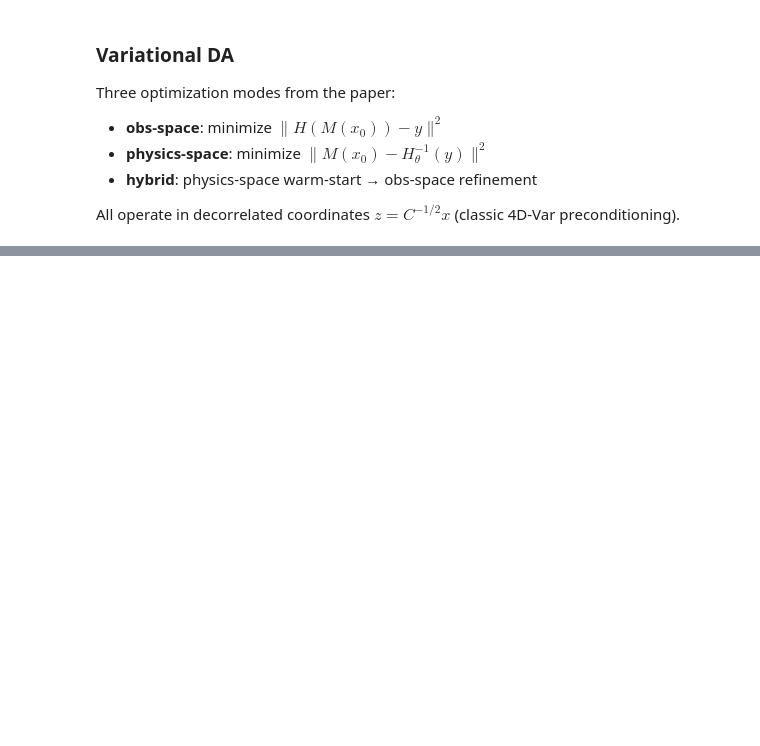
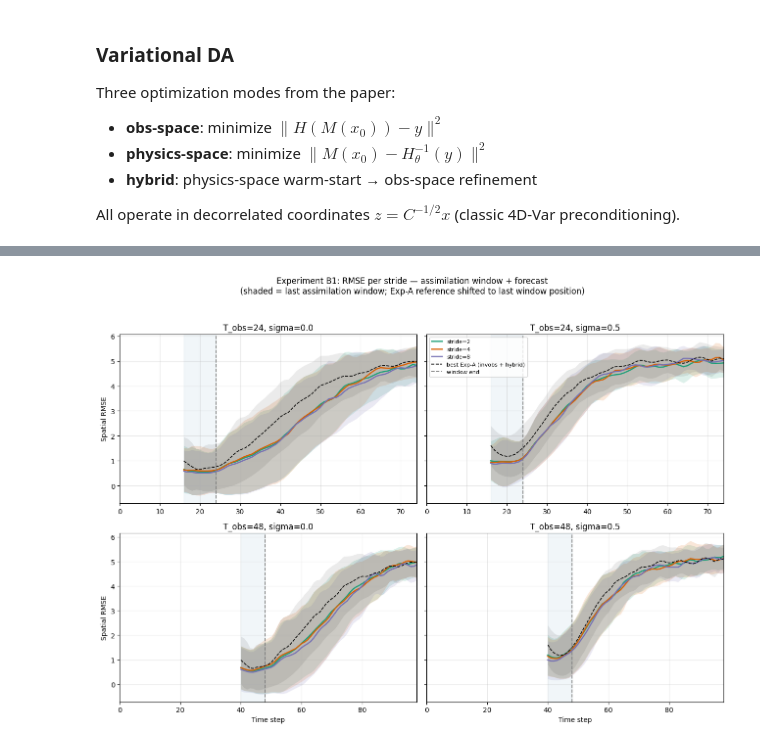
Before and after one commit to ericxu1070/invobs-data-assimilation, a Jupyter notebook: SlidingWindow_PyTorch.ipynb, the cells around one changed output, grey strips where cells are left out. Saved outputs shown, nothing was run; the diff lists cells and outputs as text; code cells hidden in the pictures; blank space fills up the shorter version.

```diff
--- a/SlidingWindow_PyTorch.ipynb
+++ b/SlidingWindow_PyTorch.ipynb
@@ -1213,0 +858,58 @@ plt.show()
+# %%
+# ---- Plot B1: RMSE per stride — absolute time axis, from t=0 -------------
+# Blue shading = last assimilation window [T_obs-WINDOW_T, T_obs].
+# Dashed bar = T_obs (window end). xlim starts at 0 for all subplots.
+# Reference (best Exp-A) is shifted to align with the last-window time position
+# [t_win_start, T_obs+T_FORECAST] so its window end coincides with the SW runs'.
+STRIDE_COLORS = {2: '#1b9e77', 4: '#d95f02', 8: '#7570b3'}
+
+fig, axes = plt.subplots(2, 2, figsize=(13, 9), sharey='row')
+for row_idx, T_obs in enumerate(T_OBS_TOTALS_B):
+    t_win_start = T_obs - WINDOW_T          # e.g. 16 (T_obs=24) or 40 (T_obs=48)
+    t_range_sw  = np.arange(t_win_start, T_obs + T_FORECAST + 1)
+    # Exp-A was run on a single 8-step window; shift its time axis so the window
+    # start maps to t_win_start and the window end maps to T_obs — matching the
+    # last SW window's position for an apples-to-apples comparison.
+    t_range_ref = np.arange(t_win_start, T_obs + T_FORECAST + 1)
+
+    for col_idx, sigma in enumerate(NOISE_LEVELS):
+        d  = eval_data[sigma]
+        ax = axes[row_idx, col_idx]
+        ax.axvspan(t_win_start, T_obs, alpha=0.07, color='steelblue', zorder=0)
+
+        for stride in STRIDES:
+            rec    = sw_results[(T_obs, sigma, stride)]
+            X_last = rec['analyses'][:, -1].to(device)
+            t_a    = rec['starts'][-1]      # guaranteed == T_obs - WINDOW_T
+            m, s = full_rmse_curve(L96, X_last, d['X_true'],
+                                   t_analysis=t_a, t_end=T_obs, T_forecast=T_FORECAST)
+            color = STRIDE_COLORS[stride]
+            ax.plot(t_range_sw, m, color=color, lw=1.8, label=f'stride={stride}')
+            ax.fill_between(t_range_sw, m - s, m + s, color=color, alpha=0.15, linewidth=0)
+
+        # Reference: best Exp-A RMSE values plotted at the last window's time position.
+        X0_ref = results_A[sigma][best_A[sigma]]['X0_opt'].to(device)
+        m_ref, s_ref = full_rmse_curve(L96, X0_ref, d['X_true'],
+                                       t_analysis=0, t_end=WINDOW_T, T_forecast=T_FORECAST)
+        ax.plot(t_range_ref, m_ref, color='black', lw=1.2, ls='--',
+                label=f'best Exp-A ({best_A[sigma]})')
+        ax.fill_between(t_range_ref, m_ref - s_ref, m_ref + s_ref,
+                        color='black', alpha=0.08, linewidth=0)
+
+        ax.axvline(T_obs, color='gray', ls='--', lw=1.3, zorder=2, label='window end')
+        ax.set_xlim(0, T_obs + T_FORECAST)
+        ax.set_title(f'T_obs={T_obs}, sigma={sigma}')
+        ax.grid(True, alpha=0.3)
+        if row_idx == 1:
+            ax.set_xlabel('Time step')
+        if col_idx == 0:
+            ax.set_ylabel('Spatial RMSE')
+        if row_idx == 0 and col_idx == 1:
+            ax.legend(fontsize=8, loc='upper left')
+
+fig.suptitle('Experiment B1: RMSE per stride — assimilation window + forecast\n'
+             '(shaded = last assimilation window; Exp-A reference shifted to last window position)', y=1.03)
+plt.tight_layout()
+plt.show()
+# %% [output]
+[figure, added]
```
Also changed, not shown: parts of 49 cells of this notebook.
